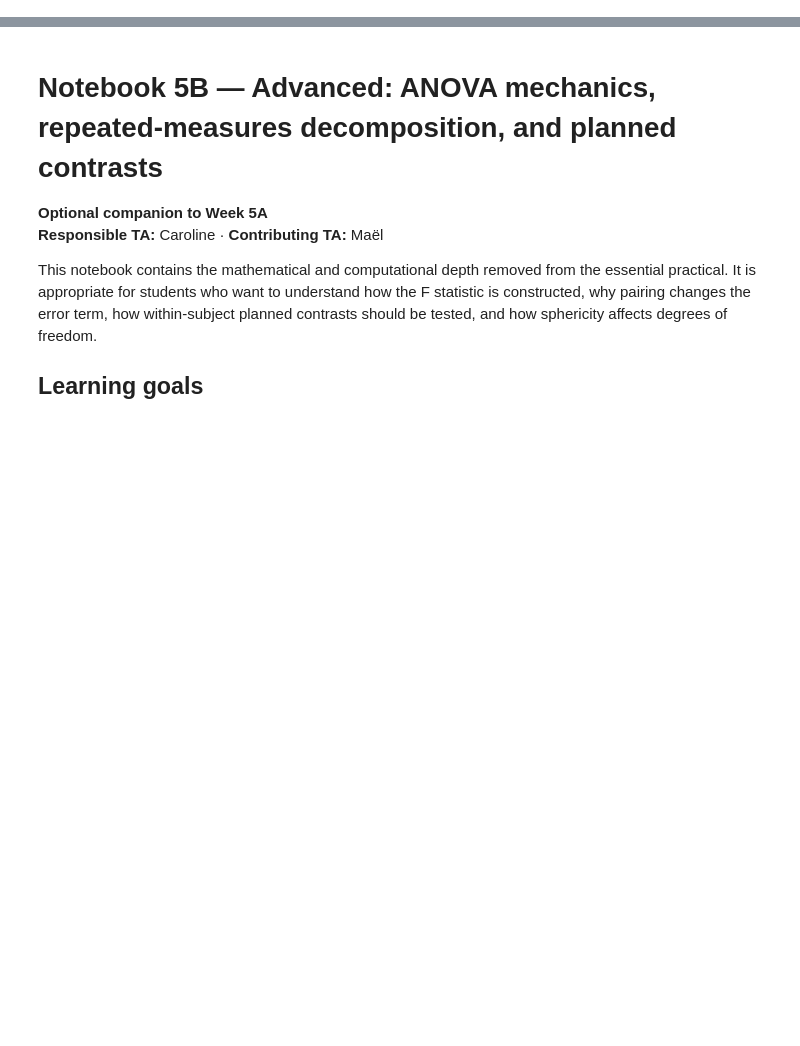
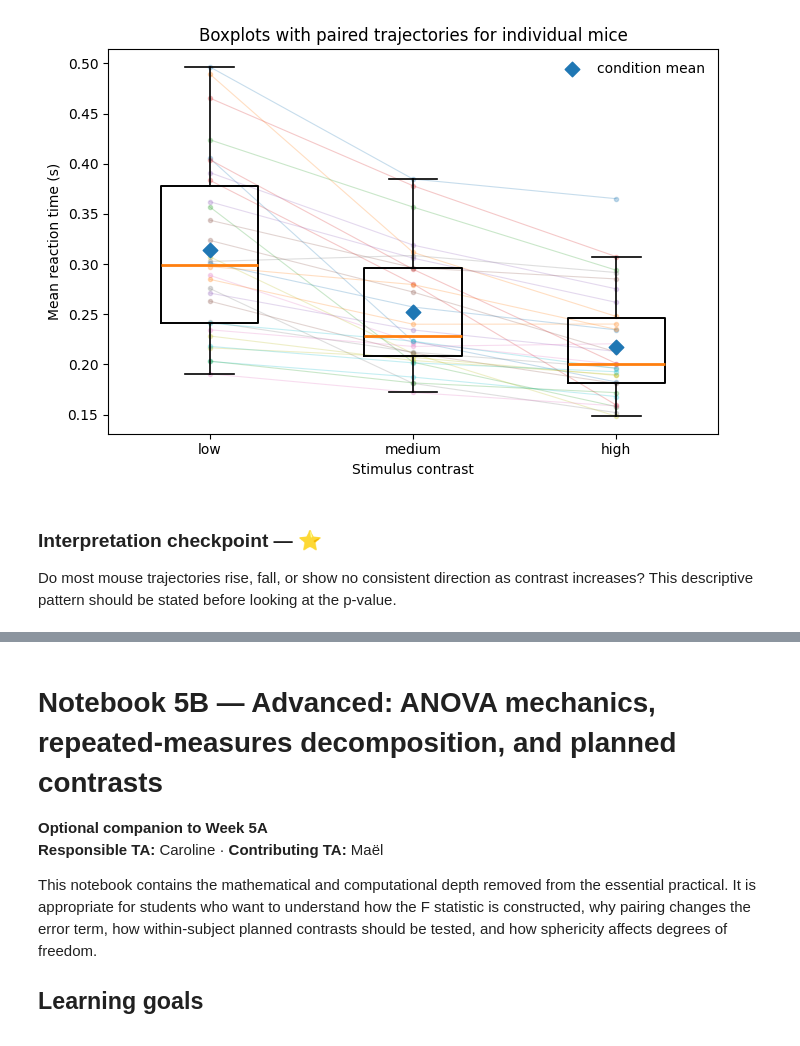
Before and after one commit to gmatteuc/QMN_course_2026, a Jupyter notebook: notebooks/05_anova_repeated_measures_TA.ipynb, the cells around one changed output, grey strips where cells are left out. Drawn from its saved outputs; the diff is of its cells as text; code cells hidden in the pictures; blank space fills up the shorter version.

```diff
--- a/notebooks/05b_anova_mechanics_advanced_STUDENT.ipynb
+++ b/notebooks/05_anova_repeated_measures_TA.ipynb
@@ -0,0 +208,7 @@
+# %%
+clean_trials, subject_means, order = prepare_repeated_measures_table(trials)
+
+print("Clean trials:", clean_trials.shape)
+print("ANOVA rows:", subject_means.shape)
+print("Complete mice:", subject_means["subject_id"].nunique())
+display(subject_means.head(9))
@@ -0,0 +249,46 @@
+# %%
+wide = (
+    subject_means.pivot(index="subject_id", columns="contrast_level", values="mean_rt_s")
+    .reindex(columns=order)
+)
+
+positions = np.arange(len(order))
+fig, ax = plt.subplots(figsize=(7, 4.8))
+
+# Repeated-measures structure: one connected trajectory per mouse.
+for _, row in wide.iterrows():
+    ax.plot(
+        positions, row.values,
+        marker="o", markersize=3, linewidth=0.8, alpha=0.25, zorder=1
+    )
+
+# Distribution of mouse-level means in each condition.
+ax.boxplot(
+    [wide[level].dropna().values for level in order],
+    positions=positions, widths=0.48, showfliers=False,
+    medianprops={"linewidth": 2},
+    boxprops={"linewidth": 1.4},
+    whiskerprops={"linewidth": 1.2},
+    capprops={"linewidth": 1.2},
+)
+
+# Add the arithmetic mean as a diamond.
+condition_mean = wide.mean()
+ax.scatter(positions, condition_mean.values, marker="D", s=55,
+           label="condition mean", zorder=4)
+
+ax.set_xticks(positions, order)
+ax.set(
+    xlabel="Stimulus contrast",
+    ylabel="Mean reaction time (s)",
+    title="Boxplots with paired trajectories for individual mice",
+)
+ax.legend(frameon=False)
+plt.tight_layout()
+plt.show()
+# %% [output]
+[figure, added]
+# %% [markdown]
+### Interpretation checkpoint — ⭐
+
+Do most mouse trajectories rise, fall, or show no consistent direction as contrast increases? This descriptive pattern should be stated before looking at the p-value.
```
Also changed, not shown: parts of 40 cells of this notebook, 8 other files.
